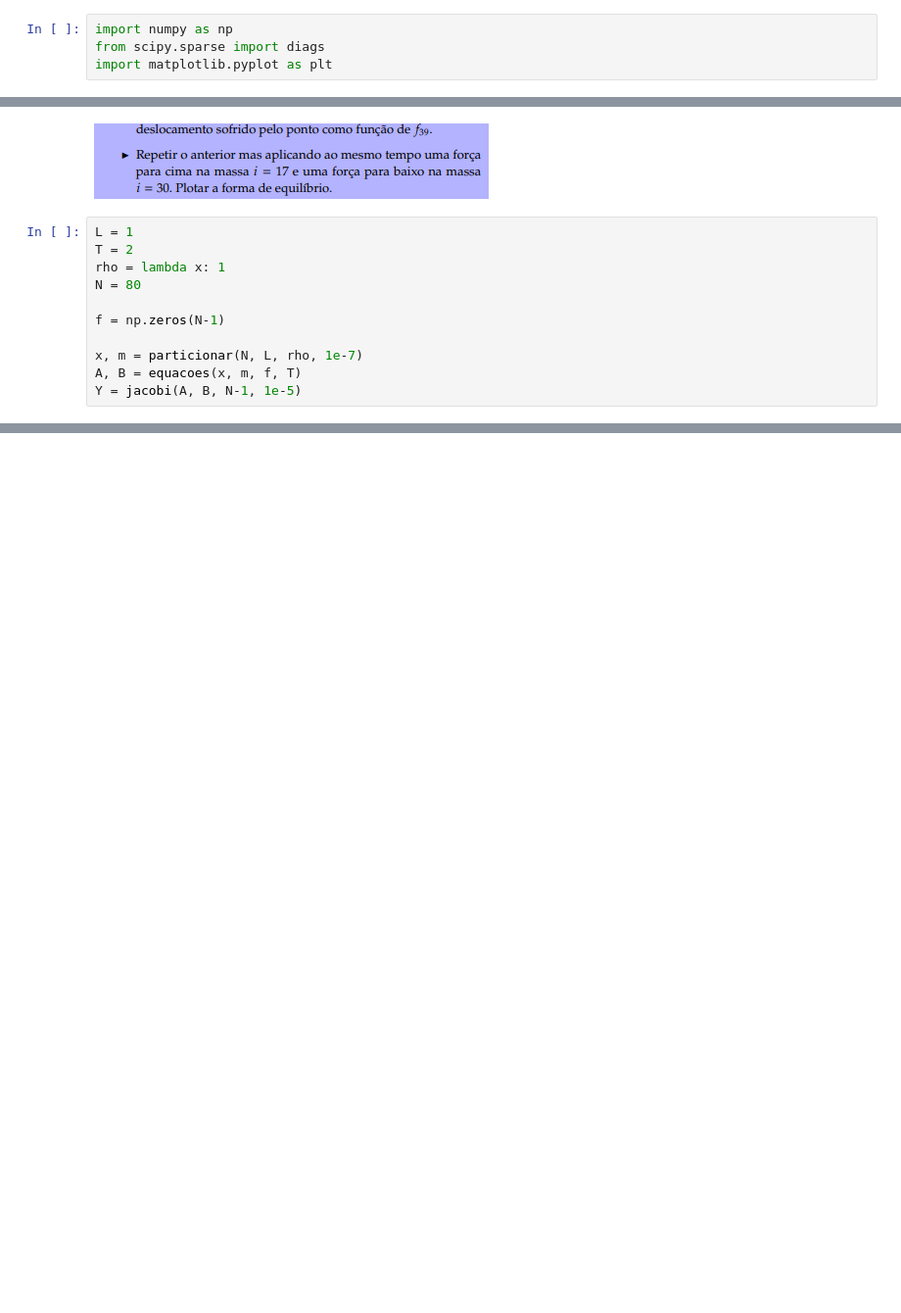
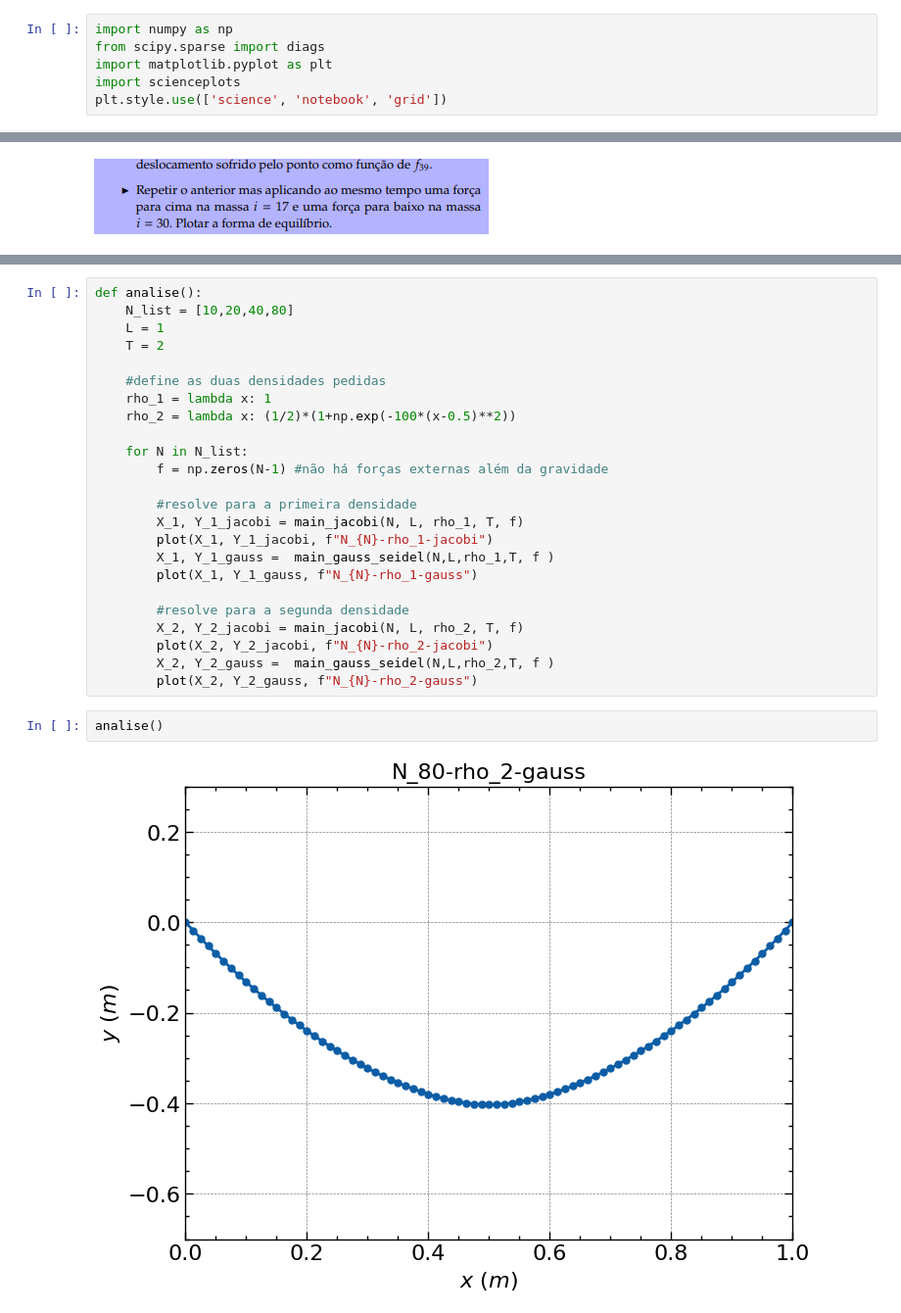
Before and after one commit to matncb/fund-prog, a Jupyter notebook: lista3/corda.ipynb, the cells around one changed output, grey strips where cells are left out. Shown at 98% size. Drawn from its saved outputs; the diff is of its cells as text; blank space fills up the shorter version.

```diff
--- a/lista3/corda.ipynb
+++ b/lista3/corda.ipynb
@@ -2,6 +2,8 @@
 import numpy as np
 from scipy.sparse import diags
 import matplotlib.pyplot as plt
+import scienceplots
+plt.style.use(['science', 'notebook', 'grid'])
 # %% [markdown]
 ![image.png](attachment:image.png)
 # %%
@@ -72,14 +106,3 @@ def jacobi(A, B, n, epsilon): #Anxn, Bnx1, epsilon --> erro máximo adimitido
 ![image-2.png](attachment:image-2.png)
 # %% [markdown]
 ![image.png](attachment:image.png)
-# %%
-L = 1
-T = 2
-rho = lambda x: 1
-N = 80
-
-f = np.zeros(N-1)
-
-x, m = particionar(N, L, rho, 1e-7)
-A, B = equacoes(x, m, f, T)
-Y = jacobi(A, B, N-1, 1e-5)
@@ -90,0 +131,28 @@ plt.plot(Y)
+# %%
+def analise():
+    N_list = [10,20,40,80]
+    L = 1
+    T = 2
+
+    #define as duas densidades pedidas
+    rho_1 = lambda x: 1
+    rho_2 = lambda x: (1/2)*(1+np.exp(-100*(x-0.5)**2))
+
+    for N in N_list:
+        f = np.zeros(N-1) #não há forças externas além da gravidade
+
+        #resolve para a primeira densidade
+        X_1, Y_1_jacobi = main_jacobi(N, L, rho_1, T, f)
+        plot(X_1, Y_1_jacobi, f"N_{N}-rho_1-jacobi")
+        X_1, Y_1_gauss =  main_gauss_seidel(N,L,rho_1,T, f )
+        plot(X_1, Y_1_gauss, f"N_{N}-rho_1-gauss")
+
+        #resolve para a segunda densidade
+        X_2, Y_2_jacobi = main_jacobi(N, L, rho_2, T, f)
+        plot(X_2, Y_2_jacobi, f"N_{N}-rho_2-jacobi")
+        X_2, Y_2_gauss =  main_gauss_seidel(N,L,rho_2,T, f )
+        plot(X_2, Y_2_gauss, f"N_{N}-rho_2-gauss")
+# %%
+analise()
+# %% [output]
+[figure, added]
```
Also changed, not shown: parts of 9 cells of this notebook, 25 other files.
